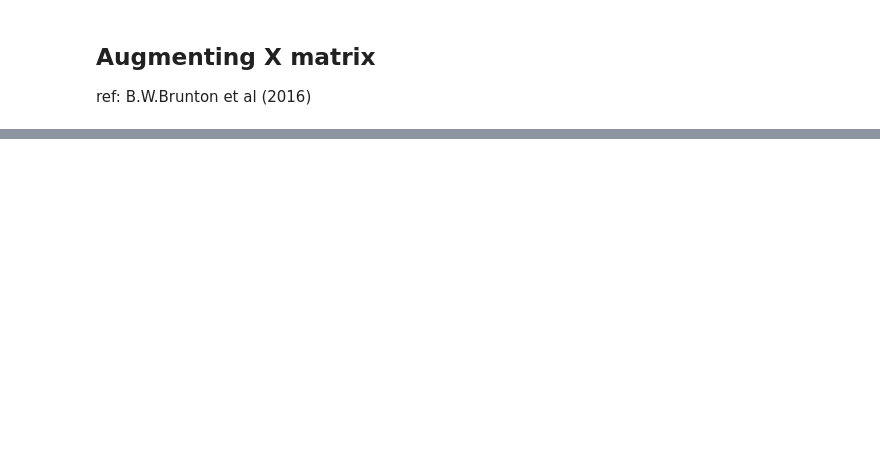
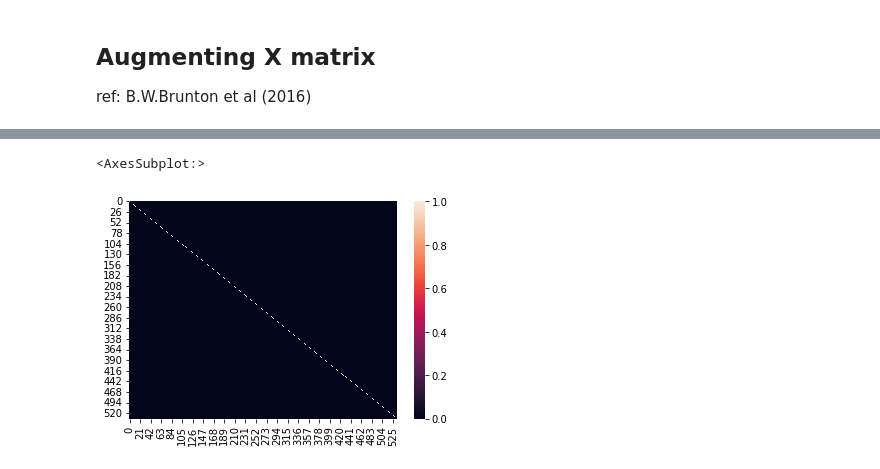
Before and after one commit to MachineLearningJournalClub/SSVEP_IEEE_SMC_2021, a Jupyter notebook: Code/DMD/neuro_DMD_ECoG.ipynb, the cells around one changed output, grey strips where cells are left out. Saved outputs shown, nothing was run; the diff lists cells and outputs as text; code cells hidden in the pictures; blank space fills up the shorter version.

```diff
--- a/Code/DMD/neuro_DMD_ECoG.ipynb
+++ b/Code/DMD/neuro_DMD_ECoG.ipynb
@@ -192,0 +167,5 @@ neuro_data = neuro_dmd.reconstructed_data
+# %%
+sns.heatmap(np.abs(dmd_prova.eigs*np.eye(dmd_prova.eigs.shape[0])))
+# %% [output]
+<AxesSubplot:>
+[figure, added]
```
Also changed, not shown: parts of 53 cells of this notebook.
